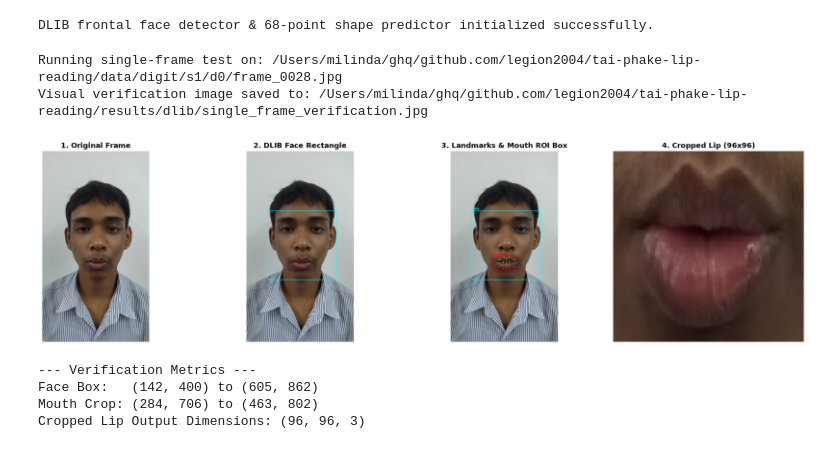
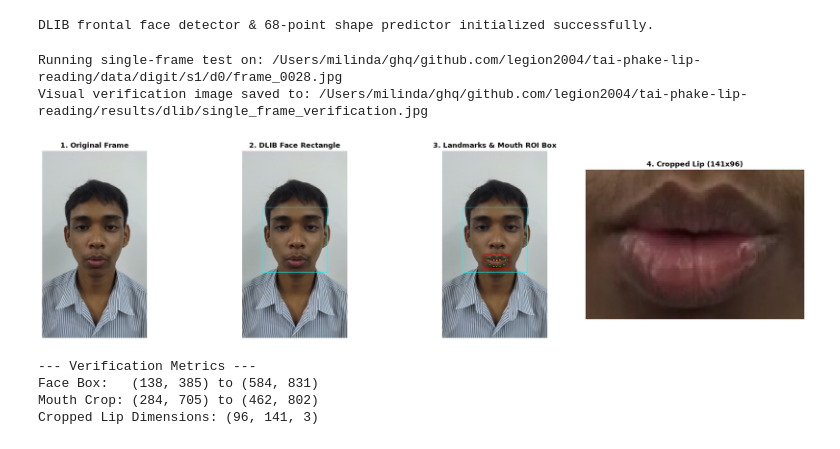
Before and after one commit to LegioN2004/tai-phake-lip-reading, a Jupyter notebook: notebooks/02_dlib_experiment.ipynb, the cells around one changed output. Saved outputs shown, nothing was run; the diff lists cells and outputs as text; code cells hidden in the pictures.

```diff
--- a/notebooks/02_dlib_experiment.ipynb
+++ b/notebooks/02_dlib_experiment.ipynb
@@ -131,32 +196,26 @@ DLIB frontal face detector & 68-point shape predictor initialized successfully.
 def detect_landmarks(image):
     """
     Detects the largest face in an image and extracts 68 facial landmarks.
-
-    Parameters:
-        image (np.ndarray): Input BGR image.
-
-    Returns:
-        tuple: (landmarks_points, face_rect, error_message)
-               - landmarks_points: np.ndarray of shape (68, 2) or None
-               - face_rect: dlib.rectangle object of the detected face or None
-               - error_message: str describing issue if failed, else None
+    Uses adaptive upsampling (0 -> 1 -> 2) for maximum speed and robustness.
     """
     if image is None or image.size == 0:
         return None, None, "Unreadable or empty image"
 
-    # Convert image to grayscale for DLIB detection
     gray = cv2.cvtColor(image, cv2.COLOR_BGR2GRAY)
+    gray_eq = cv2.equalizeHist(gray)
 
-    # Detect faces using frontal face detector
-    faces = detector(gray, 1)
+    # Fast detection with progressive fallback
+    faces = detector(gray_eq, 0)
+    if len(faces) == 0:
+        faces = detector(gray_eq, 1)
+    if len(faces) == 0:
+        faces = detector(gray_eq, 2)
 
     if len(faces) == 0:
         return None, None, "No face detected"
 
-    # Select the largest face based on bounding box area (to avoid selecting background faces)
     largest_face = max(faces, key=lambda rect: (rect.right() - rect.left()) * (rect.bottom() - rect.top()))
 
-    # Predict 68 facial landmarks
     try:
         shape = predictor(gray, largest_face)
         landmarks = np.array([[shape.part(i).x, shape.part(i).y] for i in range(68)], dtype=np.int32)
@@ -267,59 +292,51 @@ if err is not None:
     print(f"Detection failed on sample frame: {err}")
 else:
     cropped_lip, lip_bbox, crop_err = extract_lip_region(sample_img, landmarks)
-
-    # Face rectangle only visualization
     face_only_vis = sample_img.copy()
     if face_rect is not None:
         cv2.rectangle(face_only_vis, (face_rect.left(), face_rect.top()),
                       (face_rect.right(), face_rect.bottom()), (255, 255, 0), 2)
 
-    # Full annotated visualization (face + 68 landmarks + mouth crop box)
     annotated_vis = create_debug_visualization(sample_img, face_rect, landmarks, lip_bbox)
-
-    # Save visual verification to results/dlib/
     if SAVE_VISUALIZATIONS:
         vis_save_path = RESULTS_DIR / "single_frame_verification.jpg"
         cv2.imwrite(str(vis_save_path), annotated_vis)
         print(f"Visual verification image saved to: {vis_save_path}")
 
-    # Display 4-panel visual verification
     fig, axes = plt.subplots(1, 4, figsize=(20, 5))
-
     axes[0].imshow(cv2.cvtColor(sample_img, cv2.COLOR_BGR2RGB))
     axes[0].set_title("1. Original Frame", fontsize=12, fontweight="bold")
     axes[0].axis("off")
 
     axes[1].imshow(cv2.cvtColor(face_only_vis, cv2.COLOR_BGR2RGB))
     axes[1].set_title("2. DLIB Face Rectangle", fontsize=12, fontweight="bold")
     axes[1].axis("off")
 
     axes[2].imshow(cv2.cvtColor(annotated_vis, cv2.COLOR_BGR2RGB))
     axes[2].set_title("3. Landmarks & Mouth ROI Box", fontsize=12, fontweight="bold")
     axes[2].axis("off")
 
     if CONVERT_GRAYSCALE:
         axes[3].imshow(cropped_lip, cmap="gray")
     else:
         axes[3].imshow(cv2.cvtColor(cropped_lip, cv2.COLOR_BGR2RGB))
-    axes[3].set_title(f"4. Cropped Lip ({IMG_WIDTH}x{IMG_HEIGHT})", fontsize=12, fontweight="bold")
+    axes[3].set_title(f"4. Cropped Lip ({TARGET_WIDTH}x{TARGET_HEIGHT})", fontsize=12, fontweight="bold")
     axes[3].axis("off")
-
     plt.tight_layout()
     plt.show()
 
     print("--- Verification Metrics ---")
     print(f"Face Box:   ({face_rect.left()}, {face_rect.top()}) to ({face_rect.right()}, {face_rect.bottom()})")
     print(f"Mouth Crop: ({lip_bbox[0]}, {lip_bbox[1]}) to ({lip_bbox[2]}, {lip_bbox[3]})")
-    print(f"Cropped Lip Output Dimensions: {cropped_lip.shape}")
+    print(f"Cropped Lip Dimensions: {cropped_lip.shape}")
 # %% [output]
 Running single-frame test on: /Users/milinda/ghq/github.com/legion2004/tai-phake-lip-reading/data/digit/s1/d0/frame_0028.jpg
 Visual verification image saved to: /Users/milinda/ghq/github.com/legion2004/tai-phake-lip-reading/results/dlib/single_frame_verification.jpg
-[figure, old version]
+[figure, new version]
 --- Verification Metrics ---
-Face Box:   (142, 400) to (605, 862)
-Mouth Crop: (284, 706) to (463, 802)
-Cropped Lip Output Dimensions: (96, 96, 3)
+Face Box:   (138, 385) to (584, 831)
+Mouth Crop: (284, 705) to (462, 802)
+Cropped Lip Dimensions: (96, 141, 3)
 # %%
 # Cell 8: Test Batch Pipeline on s1/d0
 test_speaker = "s1"
```
Also changed, not shown: parts of 39 cells of this notebook, 6 other files.
